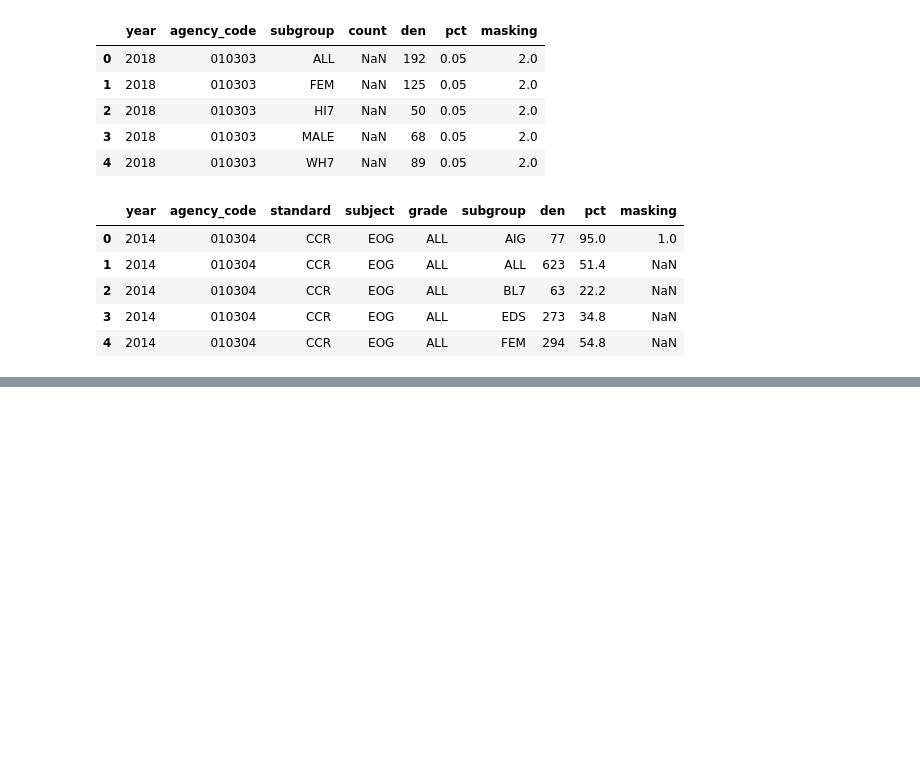
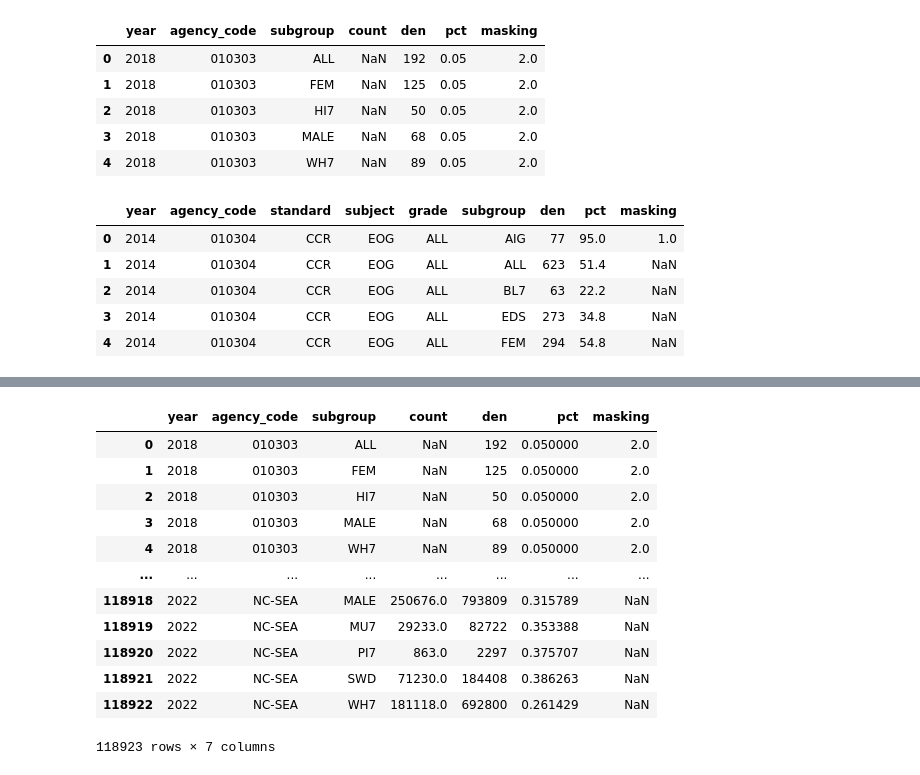
Before and after one commit to emcfalls/NC-Datathon, a Jupyter notebook: NC_Datathon.ipynb, the cells around one changed output, grey strips where cells are left out. Saved outputs shown, nothing was run; the diff lists cells and outputs as text; code cells hidden in the pictures; blank space fills up the shorter version.

```diff
--- a/NC_Datathon.ipynb
+++ b/NC_Datathon.ipynb
@@ -118,0 +115,16 @@ DataFrame exported to /content/Cleaned_Projections.xlsx
+# %%
+absent
+# %% [output]
+|  | year | agency_code | subgroup | count | den | pct | masking |
+| 0 | 2018 | 010303 | ALL | NaN | 192 | 0.050000 | 2.0 |
+| 1 | 2018 | 010303 | FEM | NaN | 125 | 0.050000 | 2.0 |
+| 2 | 2018 | 010303 | HI7 | NaN | 50 | 0.050000 | 2.0 |
+| 3 | 2018 | 010303 | MALE | NaN | 68 | 0.050000 | 2.0 |
+| 4 | 2018 | 010303 | WH7 | NaN | 89 | 0.050000 | 2.0 |
+| ... | ... | ... | ... | ... | ... | ... | ... |
+| 118918 | 2022 | NC-SEA | MALE | 250676.0 | 793809 | 0.315789 | NaN |
+| 118919 | 2022 | NC-SEA | MU7 | 29233.0 | 82722 | 0.353388 | NaN |
+| 118920 | 2022 | NC-SEA | PI7 | 863.0 | 2297 | 0.375707 | NaN |
+| 118921 | 2022 | NC-SEA | SWD | 71230.0 | 184408 | 0.386263 | NaN |
+| 118922 | 2022 | NC-SEA | WH7 | 181118.0 | 692800 | 0.261429 | NaN |
+118923 rows × 7 columns
```
Also changed, not shown: parts of 22 cells of this notebook.
